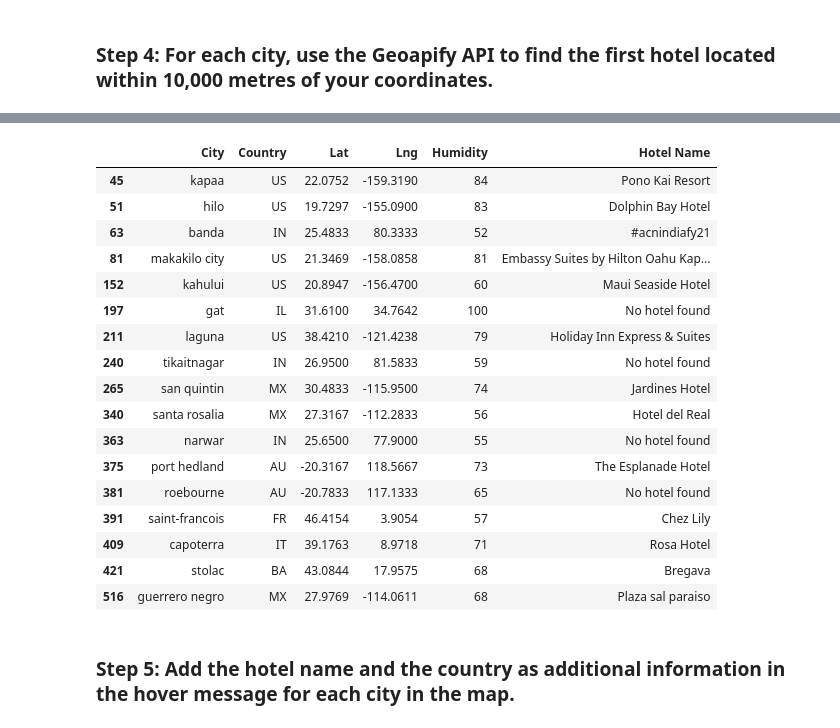
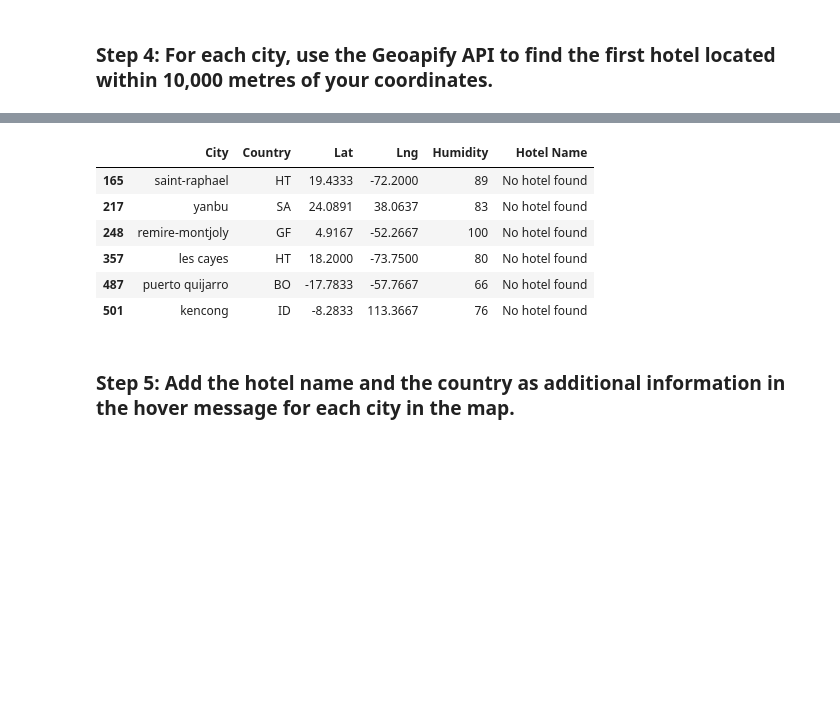
Before and after one commit to Wook22/Geographical_Data_Visualization, a Jupyter notebook: starter_code/VacationPy.ipynb, the cells around one changed output, grey strips where cells are left out. Cells and saved outputs as stored; diff of their text form; code cells hidden in the pictures; blank space fills up the shorter version.

```diff
--- a/starter_code/VacationPy.ipynb
+++ b/starter_code/VacationPy.ipynb
@@ -70,12 +69,16 @@ ModuleNotFoundError: No module named 'geoviews'
 ### Step 2: Narrow down the `city_data_df` DataFrame to find your ideal weather condition
 # %%
 # Narrow down cities that fit criteria and drop any results with null values
-# YOUR CODE HERE
+# Narrow down cities that fit the criteria
+filtered_cities = city_data_df[(city_data_df["Max Temp"] > 70) &
+                               (city_data_df["Max Temp"] < 80) &
+                               (city_data_df["Wind Speed"] < 4.5) &
+                               (city_data_df["Cloudiness"] == 0)]
 
 # Drop any rows with null values
-# YOUR CODE HERE
+filtered_cities = filtered_cities.dropna()
 
 # Display sample data
-# YOUR CODE HERE
+filtered_cities
 # %% [output]
 |  | City_ID | City | Lat | Lng | Max Temp | Humidity | Cloudiness | Wind Speed | Country | Date |
@@ -100,12 +92,12 @@ ModuleNotFoundError: No module named 'geoviews'
 ### Step 3: Create a new DataFrame called `hotel_df`.
 # %%
 # Use the Pandas copy function to create DataFrame called hotel_df to store the city, country, coordinates, and humidity
-# YOUR CODE HERE
+hotel_df = filtered_cities[["City", "Country", "Lat", "Lng", "Humidity"]].copy()
 
 # Add an empty column, "Hotel Name," to the DataFrame so you can store the hotel found using the Geoapify API
-# YOUR CODE HERE
+hotel_df["Hotel Name"] = ""
 
 # Display sample data
-# YOUR CODE HERE
+hotel_df
 # %% [output]
 |  | City | Country | Lat | Lng | Humidity | Hotel Name |
@@ -130,9 +135,11 @@ ModuleNotFoundError: No module named 'geoviews'
 ### Step 4: For each city, use the Geoapify API to find the first hotel located within 10,000 metres of your coordinates.
 # %%
 # Set parameters to search for a hotel
-radius = # YOUR CODE HERE
+radius = 10000
 params = {
-    # YOUR CODE HERE
+    "type": "hotel",
+    "limit": 1,
+    "apiKey" : geoapify_key
 }
 
 # Print a message to follow up the hotel search
@@ -141,21 +148,25 @@ print("Starting hotel search")
 # Iterate through the hotel_df DataFrame
 for index, row in hotel_df.iterrows():
     # get latitude, longitude from the DataFrame
-    # YOUR CODE HERE
+    lat = row["Lat"]
+    lng = row["Lng"]
 
     # Add filter and bias parameters with the current city's latitude and longitude to the params dictionary
-    params["filter"] = # YOUR CODE HERE
-    params["bias"] = # YOUR CODE HERE
+    params["filter"] = f"circle:{lng},{lat},{radius}"
+    params["bias"] = f"proximity:{lng},{lat}"
+
+    # params["filter"] = "circle:" + radius + "@" + lng + "," + lat
+    # params["bias"] = "proximity:" + lng + "," + lat
 
     # Set base URL
     base_url = "https://api.geoapify.com/v2/places"
 
 
     # Make and API request using the params dictionaty
-    name_address = # YOUR CODE HERE
+    name_address = requests.get(base_url, params=params)
 
     # Convert the API response to JSON format
-    name_address = # YOUR CODE HERE
+    name_address = name_address.json()
 
     # Grab the first hotel from the results and store the name in the hotel_df DataFrame
     try:
@@ -191,21 +191,10 @@ guerrero negro - nearest hotel: Plaza sal paraiso
 |  | City | Country | Lat | Lng | Humidity | Hotel Name |
-| 45 | kapaa | US | 22.0752 | -159.3190 | 84 | Pono Kai Resort |
-| 51 | hilo | US | 19.7297 | -155.0900 | 83 | Dolphin Bay Hotel |
-| 63 | banda | IN | 25.4833 | 80.3333 | 52 | #acnindiafy21 |
-| 81 | makakilo city | US | 21.3469 | -158.0858 | 81 | Embassy Suites by Hilton Oahu Kap... |
-| 152 | kahului | US | 20.8947 | -156.4700 | 60 | Maui Seaside Hotel |
-| 197 | gat | IL | 31.6100 | 34.7642 | 100 | No hotel found |
-| 211 | laguna | US | 38.4210 | -121.4238 | 79 | Holiday Inn Express & Suites |
-| 240 | tikaitnagar | IN | 26.9500 | 81.5833 | 59 | No hotel found |
-| 265 | san quintin | MX | 30.4833 | -115.9500 | 74 | Jardines Hotel |
-| 340 | santa rosalia | MX | 27.3167 | -112.2833 | 56 | Hotel del Real |
-| 363 | narwar | IN | 25.6500 | 77.9000 | 55 | No hotel found |
-| 375 | port hedland | AU | -20.3167 | 118.5667 | 73 | The Esplanade Hotel |
-| 381 | roebourne | AU | -20.7833 | 117.1333 | 65 | No hotel found |
-| 391 | saint-francois | FR | 46.4154 | 3.9054 | 57 | Chez Lily |
-| 409 | capoterra | IT | 39.1763 | 8.9718 | 71 | Rosa Hotel |
-| 421 | stolac | BA | 43.0844 | 17.9575 | 68 | Bregava |
-| 516 | guerrero negro | MX | 27.9769 | -114.0611 | 68 | Plaza sal paraiso |
+| 165 | saint-raphael | HT | 19.4333 | -72.2000 | 89 | No hotel found |
+| 217 | yanbu | SA | 24.0891 | 38.0637 | 83 | No hotel found |
+| 248 | remire-montjoly | GF | 4.9167 | -52.2667 | 100 | No hotel found |
+| 357 | les cayes | HT | 18.2000 | -73.7500 | 80 | No hotel found |
+| 487 | puerto quijarro | BO | -17.7833 | -57.7667 | 66 | No hotel found |
+| 501 | kencong | ID | -8.2833 | 113.3667 | 76 | No hotel found |
 # %% [markdown]
 ### Step 5: Add the hotel name and the country as additional information in the hover message for each city in the map.
 # %%
```
Also changed, not shown: parts of 6 cells of this notebook, 1 other file.
